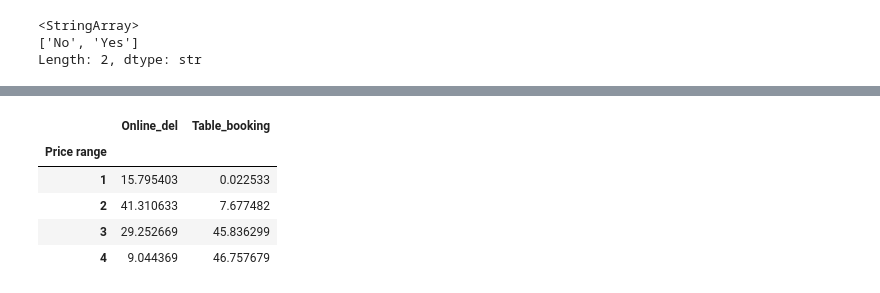
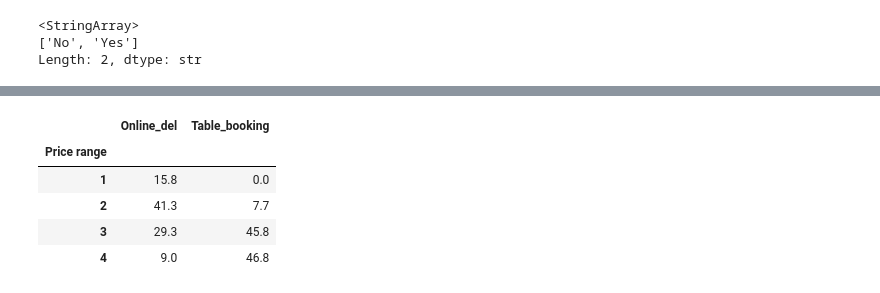
Before and after one commit to sahbimlesh007/Cognifyz-IT-Solutions, a Jupyter notebook: Level_3.ipynb, the cells around one changed output, grey strips where cells are left out. Drawn from its saved outputs; the diff is of its cells as text; code cells hidden in the pictures.

```diff
--- a/Level_3.ipynb
+++ b/Level_3.ipynb
@@ -286,5 +249,6 @@ Name: 728, dtype: object
 # %%
 # 2. Analyze if there is a correlation between the number of votes and the rating of a restaurant
 
-df['Votes'] = df['Votes'].astype(float)
-df['Aggregate rating'] = df['Aggregate rating'].astype(float)
+corr_relation = df['Votes'].corr(df['Aggregate rating'])
+
+print(f"Correlation between votes and rating: {corr_relation:.3f}")
@@ -361,17 +319,17 @@ sns.countplot(data=df, x='Price range', hue='Has Table booking')
 # %%
-# 2. Determine if higher-priced restaurants aremore likely to offer these services
+# 2. Determine if higher-priced restaurants are more likely to offer these services
 
 
 service_analysis = df.groupby("Price range").agg(
     Online_del=("Has Online delivery", lambda x: (x == "Yes").mean() * 100),
     Table_booking=("Has Table booking", lambda x: (x == "Yes").mean() * 100),
-)
+).round(1)
 
 service_analysis
 # %% [output]
 |  | Online_del | Table_booking |
 | Price range |  |  |
-| 1 | 15.795403 | 0.022533 |
-| 2 | 41.310633 | 7.677482 |
-| 3 | 29.252669 | 45.836299 |
-| 4 | 9.044369 | 46.757679 |
+| 1 | 15.8 | 0.0 |
+| 2 | 41.3 | 7.7 |
+| 3 | 29.3 | 45.8 |
+| 4 | 9.0 | 46.8 |
```
Also changed, not shown: parts of 35 cells of this notebook, 15 other files.
